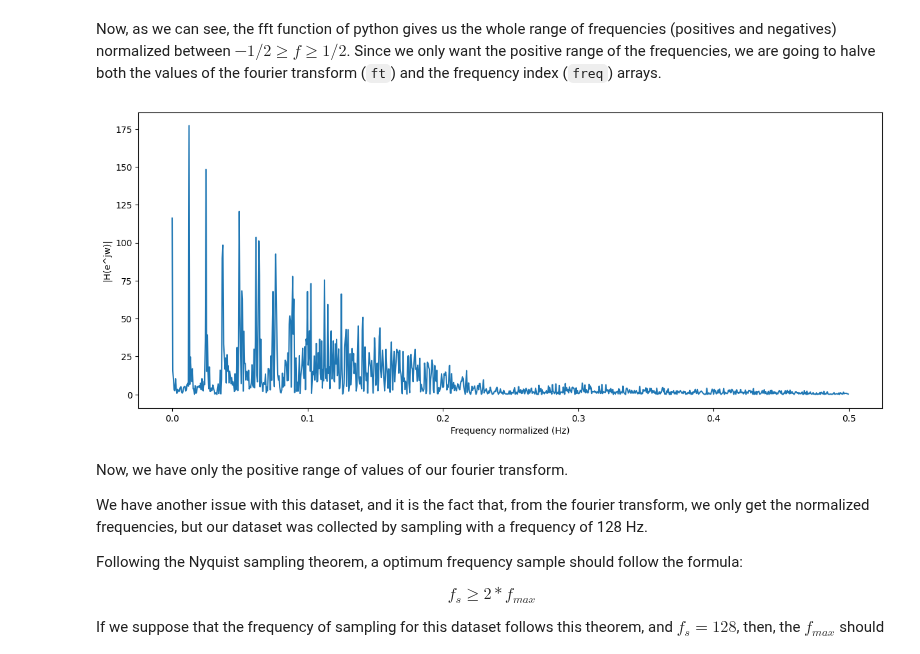
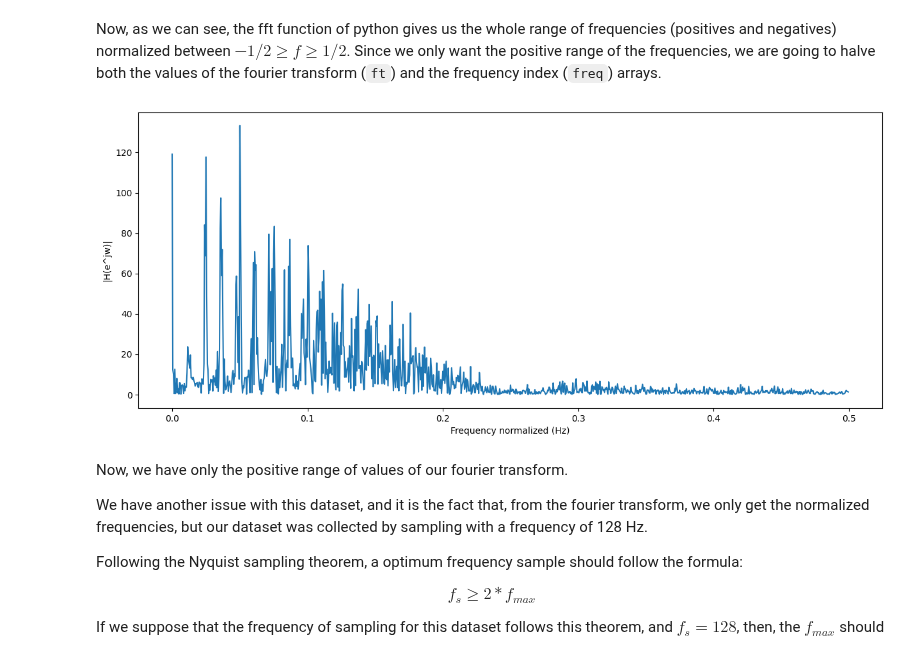
Before and after one commit to Javimh18/RESPT, a Jupyter notebook: Part-I/Lab3/lab3.ipynb, the cells around one changed output. Drawn from its saved outputs; the diff is of its cells as text; code cells hidden in the pictures.

```diff
--- a/Part-I/Lab3/lab3.ipynb
+++ b/Part-I/Lab3/lab3.ipynb
@@ -118,18 +122,17 @@ Now, as we can see, the fft function of python gives us the whole range of frequ
 # %%
-# we only get the positive frequencies
-ft_positive = np.apply_along_axis(halve_array, axis=1, arr=ft)
-freq_positive = np.apply_along_axis(halve_array, axis=1, arr=freq)
+sample=1
 
-ft_sample = abs(np.array(ft_positive)[0].real)
-freq = np.array(freq_positive)[0]
+ft_sample = abs(np.array(ft_positive)[sample].real)
+freq = np.array(freq_positive)[sample]
+
 
 plt.figure(figsize=(15, 6))
 plt.plot(freq, ft_sample)
 plt.xlabel('Frequency normalized (Hz)')
 plt.ylabel('|H(e^jw)|')
 plt.show()
 # %% [output]
-[figure, old version]
+[figure, new version]
 # %% [markdown]
 Now, we have only the positive range of values of our fourier transform.
 
```
Also changed, not shown: parts of 7 cells of this notebook.
